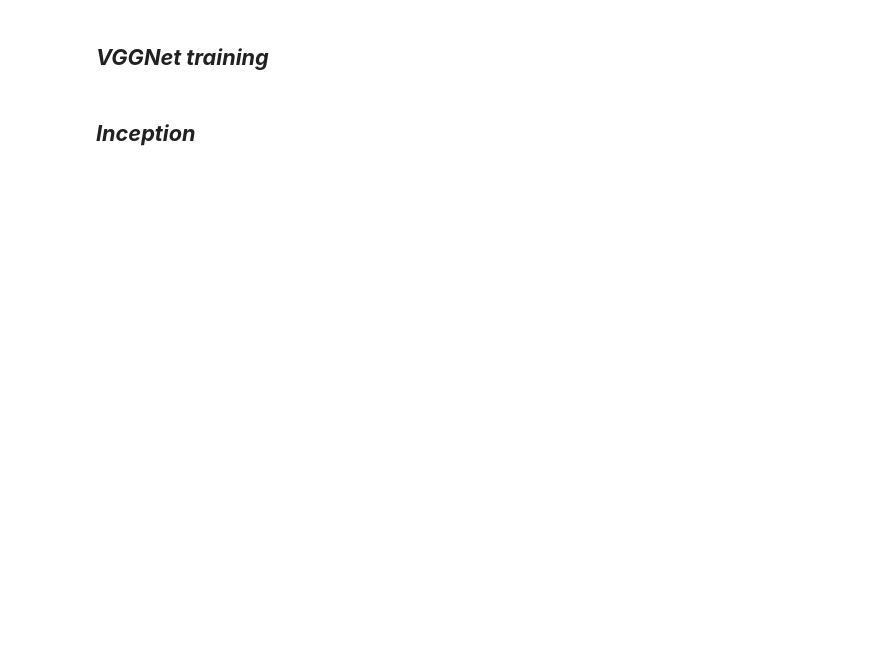
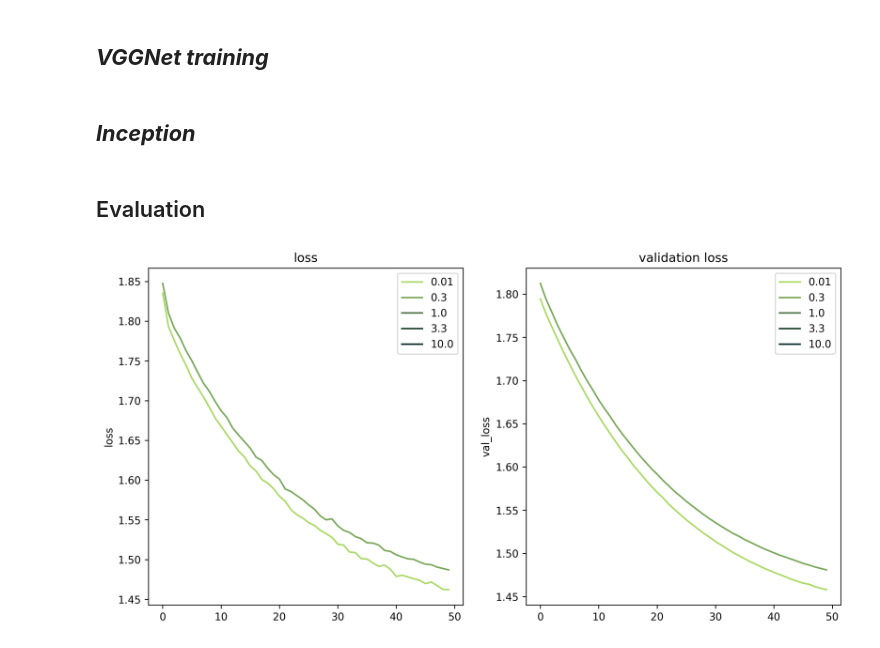
Before and after one commit to ashen007/DeepLearning-goes-deep, a Jupyter notebook: notebooks/activation/experiment_activations(relu_&_varients).ipynb, the cells around one changed output. Saved outputs shown, nothing was run; the diff lists cells and outputs as text; code cells hidden in the pictures; blank space fills up the shorter version.

Commit message:
experiment alpha of leaky relu loss compare

```diff
--- a/notebooks/activation/experiment_activations(relu_&_varients).ipynb
+++ b/notebooks/activation/experiment_activations(relu_&_varients).ipynb
@@ -275,3 +277,37 @@ history_a5_in = inception_a5.fit(train_batch,
                                  callbacks=[reduce_lr])
 
 pd.DataFrame(history_a5_in.history).to_pickle('history_a5_in.pkl')
+# %% [markdown]
+## Evaluation
+# %%
+history_a1 = pd.read_pickle('emperical test/history_a1.pkl')
+history_a2 = pd.read_pickle('emperical test/history_a2.pkl')
+history_a3 = pd.read_pickle('emperical test/history_a3.pkl')
+history_a4 = pd.read_pickle('emperical test/history_a4.pkl')
+history_a5 = pd.read_pickle('emperical test/history_a5.pkl')
+
+history_a1_in = pd.read_pickle('emperical test/history_a1_in.pkl')
+history_a2_in = pd.read_pickle('emperical test/history_a2_in.pkl')
+history_a3_in = pd.read_pickle('emperical test/history_a3_in.pkl')
+history_a4_in = pd.read_pickle('emperical test/history_a4_in.pkl')
+history_a5_in = pd.read_pickle('emperical test/history_a5_in.pkl')
+# %%
+figure, axes = plt.subplots(nrows=1, ncols=2, figsize=[12, 6], dpi=300)
+his_seq = [history_a1, history_a2, history_a3, history_a4, history_a5]
+his_spr = [history_a1_in, history_a2_in, history_a3_in, history_a4_in, history_a5_in]
+colors = ['#A9D962', '#78A658', '#4D7343', '#1A402A', '#012626']
+alphas = [0.01, 0.3, 1.0, 3.3, 10.0]
+delta = 0.1
+
+for i in range(5):
+    sns.lineplot(x=range(his_seq[i].shape[0]), y=np.log(his_seq[i].loss + delta * i), ax=axes[0], color=colors[i],
+                 label=f'{alphas[i]}')
+    sns.lineplot(x=range(his_seq[i].shape[0]), y=np.log(his_seq[i].val_loss + delta * i), ax=axes[1], color=colors[i],
+                 label=f'{alphas[i]}')
+    axes[0].set_title(f'loss')
+    axes[1].set_title(f'validation loss')
+
+plt.savefig('../../images/activation/experimental tests/exp__test_01_act_eval.jpg')
+plt.show()
+# %% [output]
+[figure, added]
```
Also changed, not shown: parts of 3 cells of this notebook, 10 other files.
